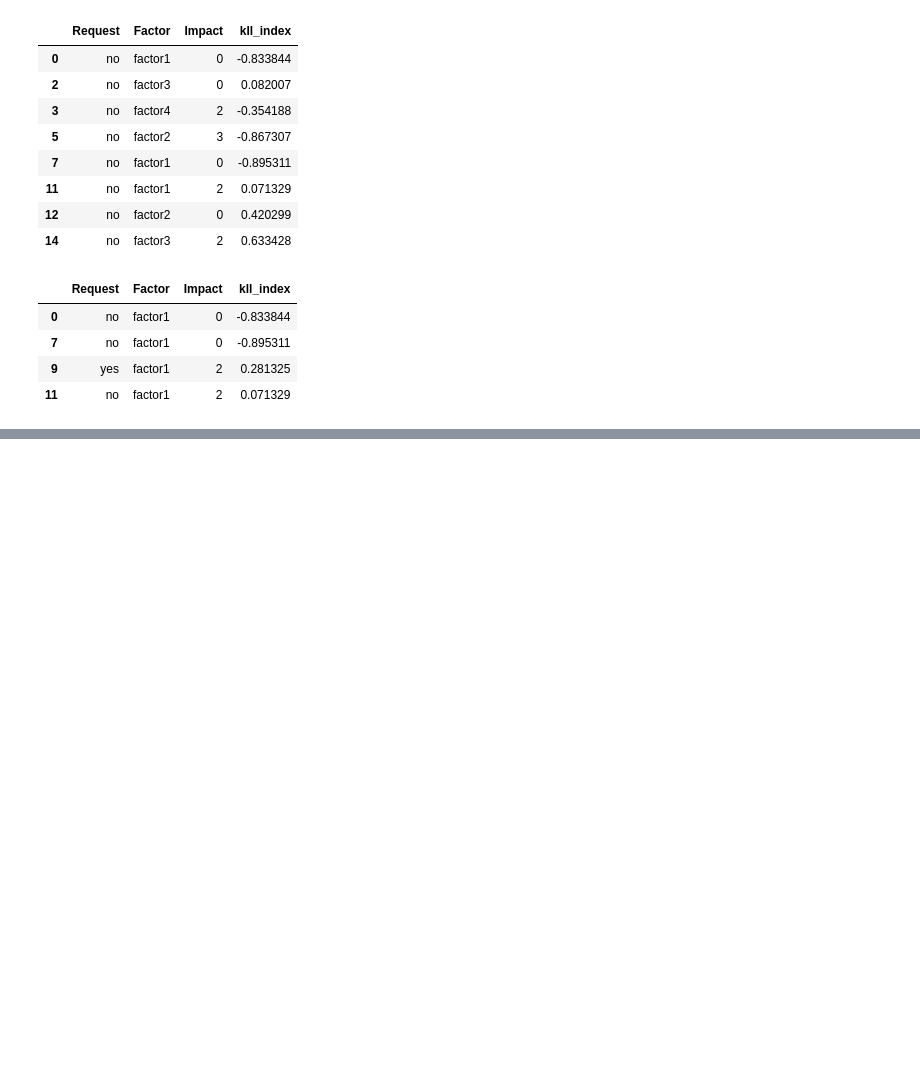
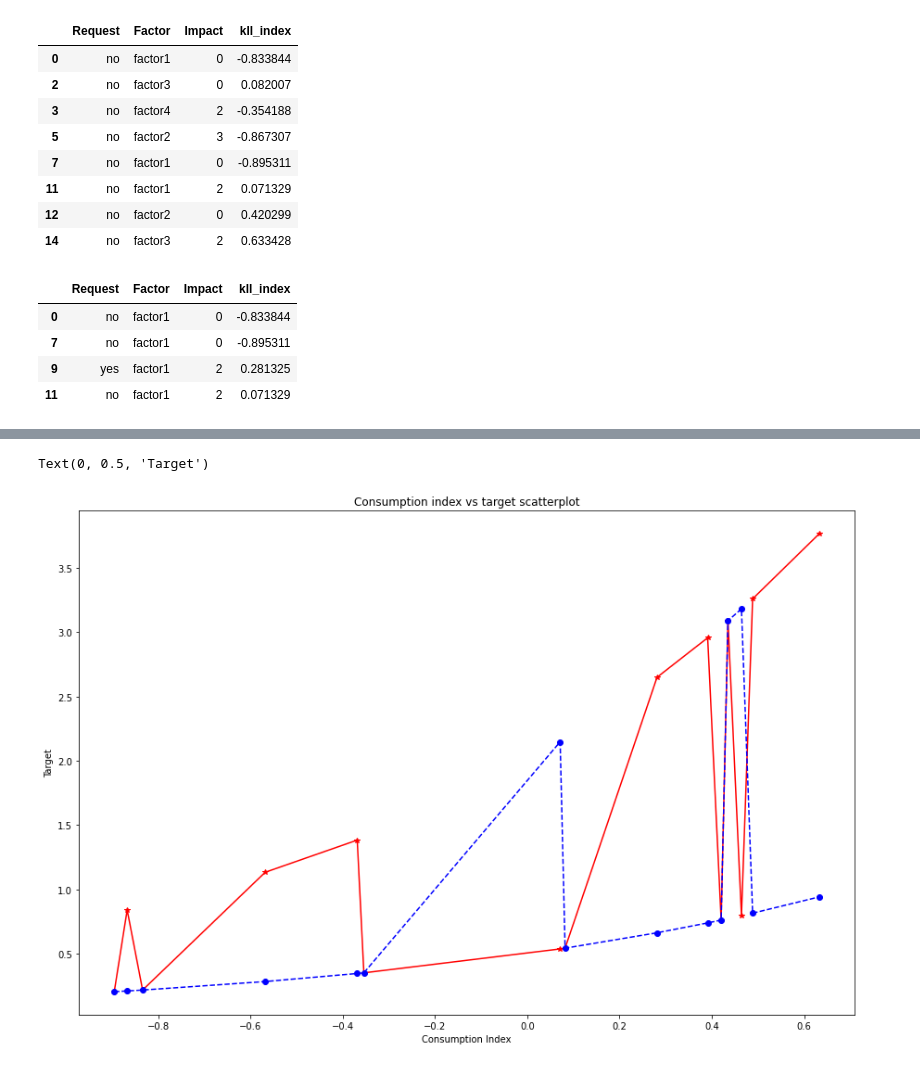
Before and after one commit to nirajmark/numpy_panda, a Jupyter notebook: panda_notes.ipynb, the cells around one changed output, grey strips where cells are left out. Drawn from its saved outputs; the diff is of its cells as text; code cells hidden in the pictures; blank space fills up the shorter version.

```diff
--- a/panda_notes.ipynb
+++ b/panda_notes.ipynb
@@ -283,0 +472,23 @@ df2_subset
+# %%
+# some new data
+df2["y2"] = df2["kll_index"].apply(lambda x: np.exp(x)*2 if np.random.uniform(-0.5,2) < 0 else np.exp(x)/2)
+
+# specify figure to plot on
+plt.figure(figsize=(15,10))
+
+# Obtain x and y arrays
+x = df2["kll_index"]
+y1 = df2["y"]
+y2 = df2["y2"]
+
+# plot the scatterplot
+plt.plot(x,y1, color="red", marker="*")
+plt.plot(x,y2, '--o', color="blue", marker="o")
+
+# add title and labels
+plt.title("Consumption index vs target scatterplot")
+plt.xlabel("Consumption Index")
+plt.ylabel("Target")
+# %% [output]
+Text(0, 0.5, 'Target')
+[figure, added]
```
Also changed, not shown: parts of 14 cells of this notebook.
